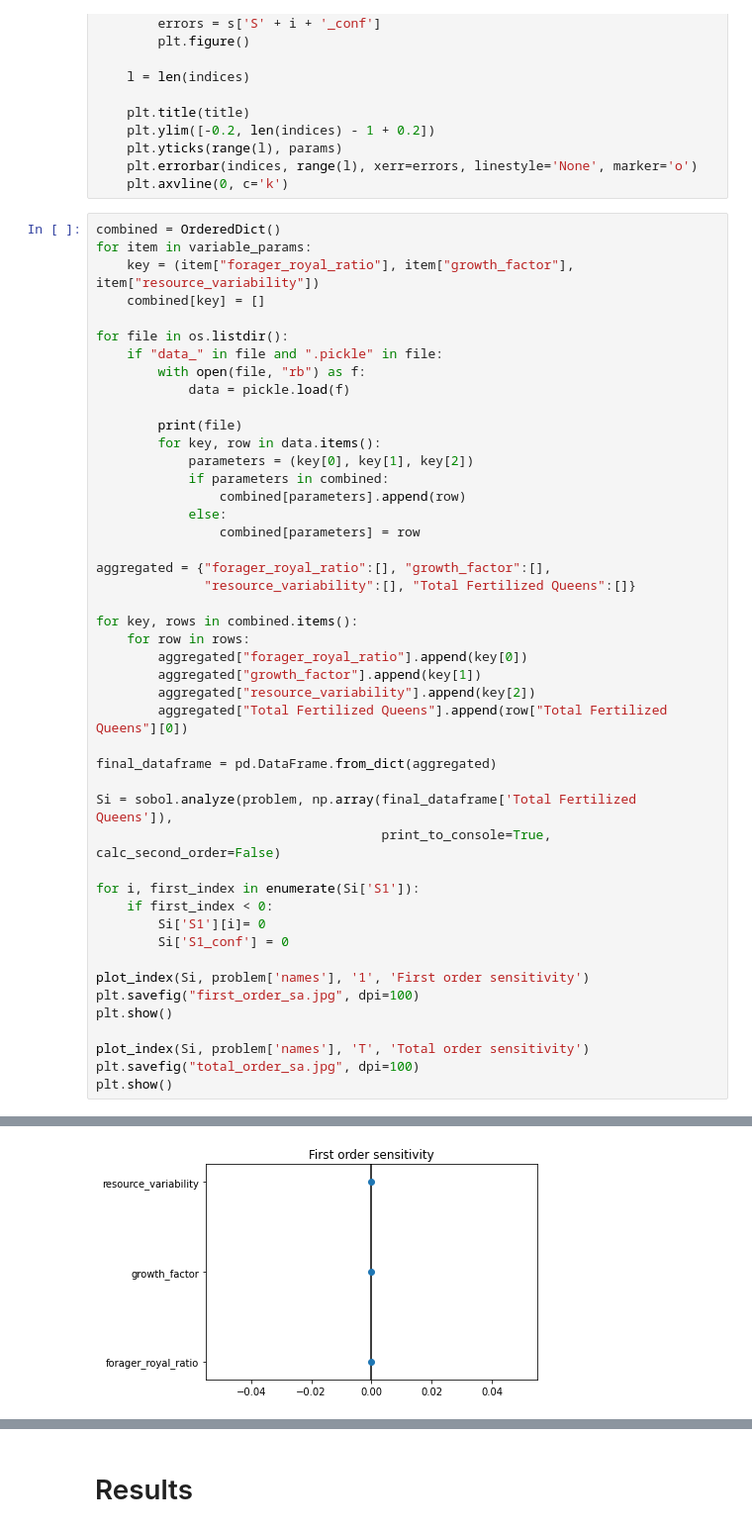
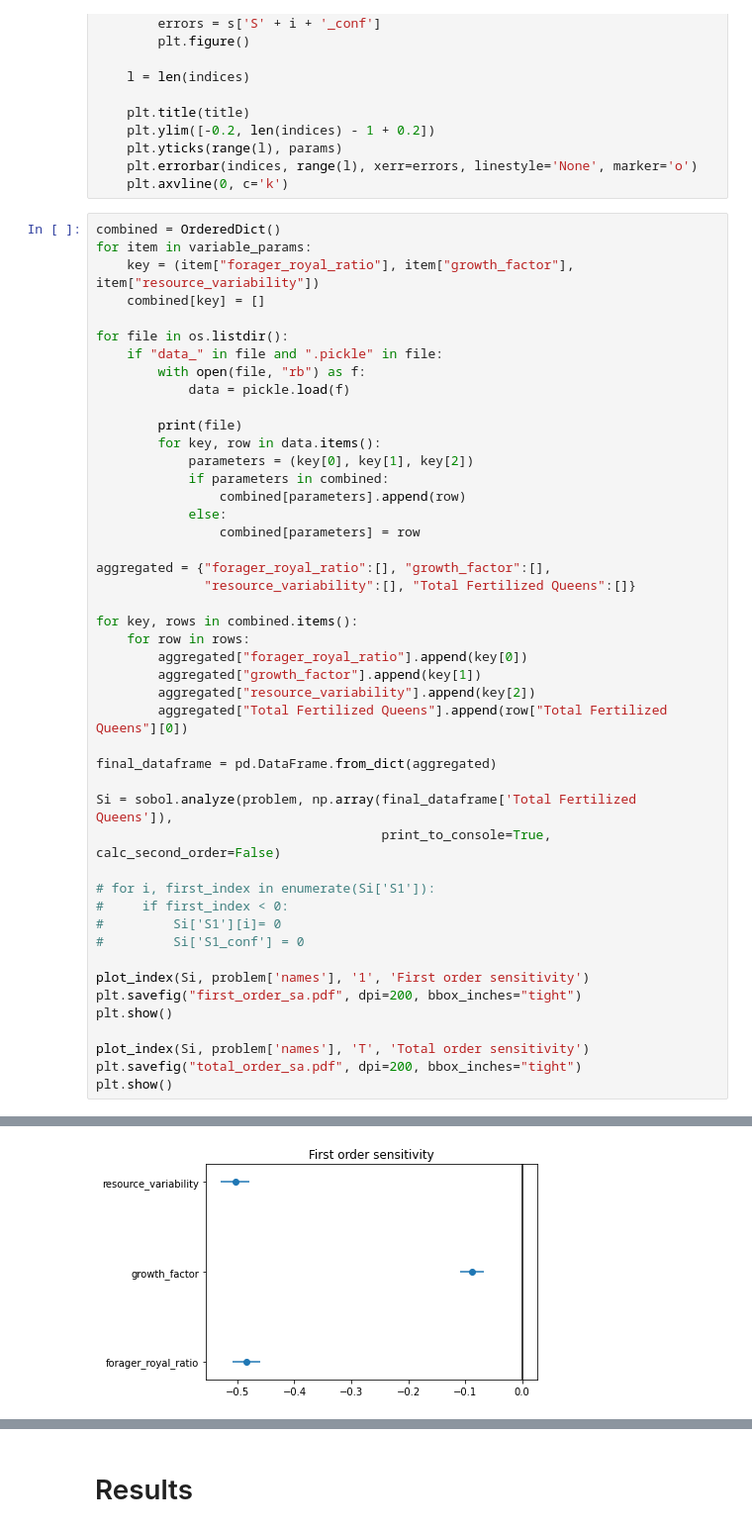
Before and after one commit to AnkurSatya/uva_abm_bumblebee, a Jupyter notebook: bumblebee_evolution/results/Global Sensitivity Analysis.ipynb, the cells around one changed output, grey strips where cells are left out. Shown at 99% size. Cells and saved outputs as stored; diff of their text form.

Commit message:
Removed code for setting first_order indices to 0 when -ve

```diff
--- a/bumblebee_evolution/results/Global Sensitivity Analysis.ipynb
+++ b/bumblebee_evolution/results/Global Sensitivity Analysis.ipynb
@@ -92,17 +92,17 @@ final_dataframe = pd.DataFrame.from_dict(aggregated)
 Si = sobol.analyze(problem, np.array(final_dataframe['Total Fertilized Queens']),
                                      print_to_console=True, calc_second_order=False)
 
-for i, first_index in enumerate(Si['S1']):
-    if first_index < 0:
-        Si['S1'][i]= 0
-        Si['S1_conf'] = 0
+# for i, first_index in enumerate(Si['S1']):
+#     if first_index < 0:
+#         Si['S1'][i]= 0
+#         Si['S1_conf'] = 0
 
 plot_index(Si, problem['names'], '1', 'First order sensitivity')
-plt.savefig("first_order_sa.jpg", dpi=100)
+plt.savefig("first_order_sa.pdf", dpi=200, bbox_inches="tight")
 plt.show()
 
 plot_index(Si, problem['names'], 'T', 'Total order sensitivity')
-plt.savefig("total_order_sa.jpg", dpi=100)
+plt.savefig("total_order_sa.pdf", dpi=200, bbox_inches="tight")
 plt.show()
 # %% [output]
 data_3.pickle
@@ -126,4 +126,4 @@ resource_variability -0.504148  0.027680
-[figure, old version]
+[figure, new version]
 [figure]
 # %% [markdown]
 # Results
```
Also changed, not shown: parts of 1 cell of this notebook.
